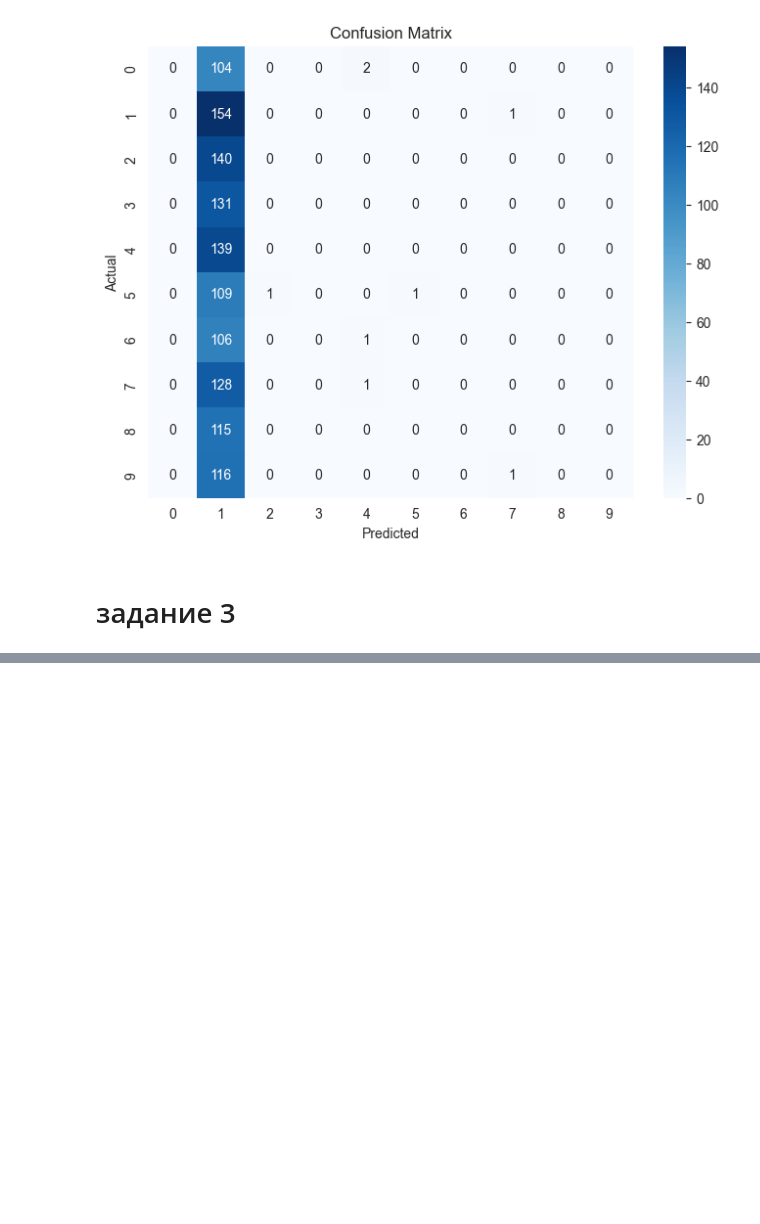
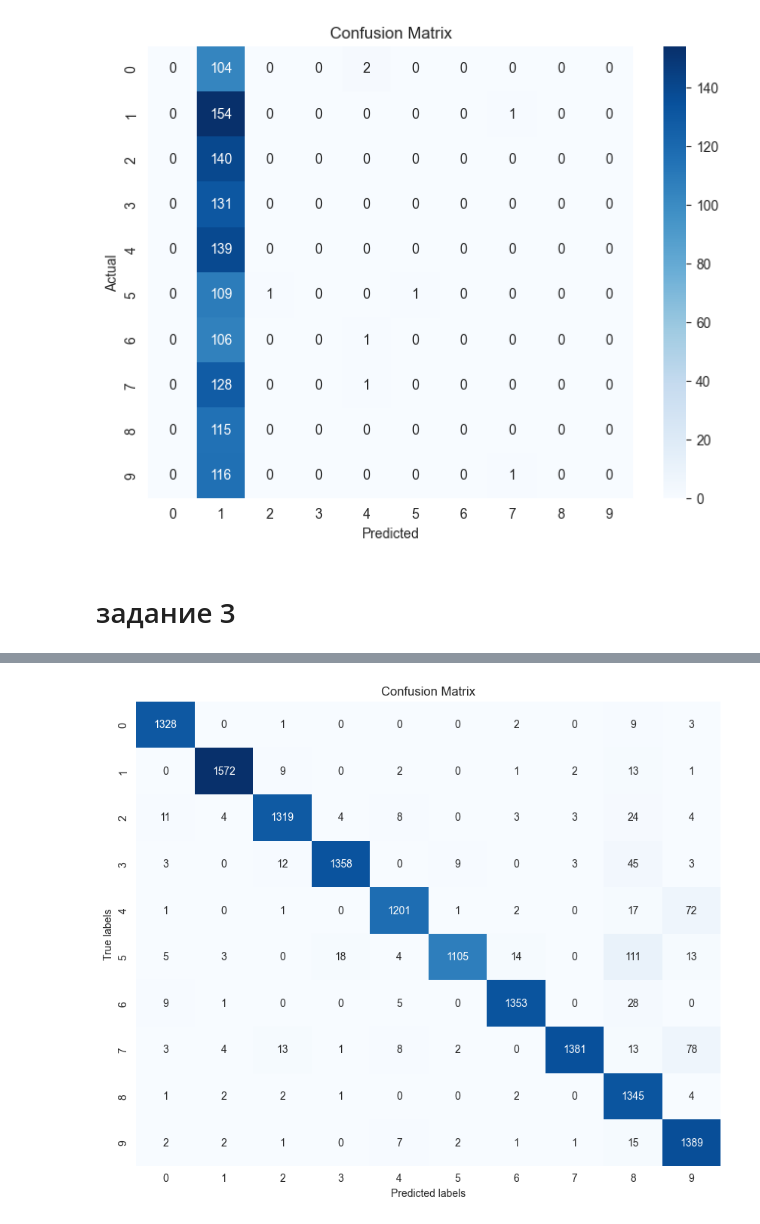
Before and after one commit to looovverrr/TMSds, a Jupyter notebook: lesson 31/practice.ipynb, the cells around one changed output, grey strips where cells are left out. Drawn from its saved outputs; the diff is of its cells as text; code cells hidden in the pictures; blank space fills up the shorter version.

```diff
--- a/lesson 31/practice.ipynb
+++ b/lesson 31/practice.ipynb
@@ -569,0 +569,27 @@ Accuracy: 98.34%
+# %%
+mnist = fetch_openml('mnist_784', version=1)
+X, y = mnist.data, mnist.target.astype(int)
+X_train, X_test, y_train, y_test = train_test_split(X, y, test_size=0.2, random_state=42)
+numerical_transformer = Pipeline(steps=[
+    ('imputer', SimpleImputer(strategy='mean')),
+    ('scaler', StandardScaler())
+])
+
+preprocessor = ColumnTransformer(
+    transformers=[
+        ('num', numerical_transformer, list(range(X.shape[1])))
+    ])
+
+pipe = Pipeline(steps=[
+    ('preprocessor', preprocessor),
+    ('neural_network_trainer', NeuralNetworkTrainer(epochs=10, batch_size=32))
+])
+
+
+pipe.fit(X_train, y_train)
+
+accuracy = pipe.score(X_test, y_test)
+print(f'Accuracy on the test set: {accuracy*100:.2f}%')
+
+pipe.named_steps['neural_network_trainer'].plot_confusion_matrix(X_test, y_test)
+# %% [output]
@@ -569,0 +613 @@ Accuracy: 98.34%
+[figure, added]
```
Also changed, not shown: parts of 10 cells of this notebook.
